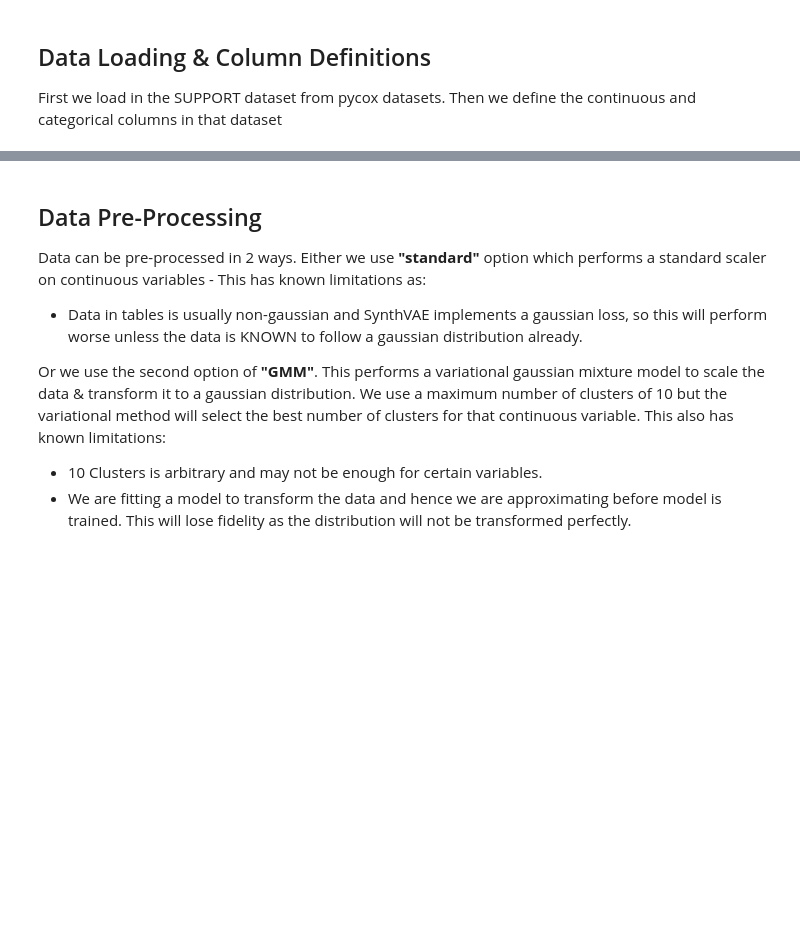
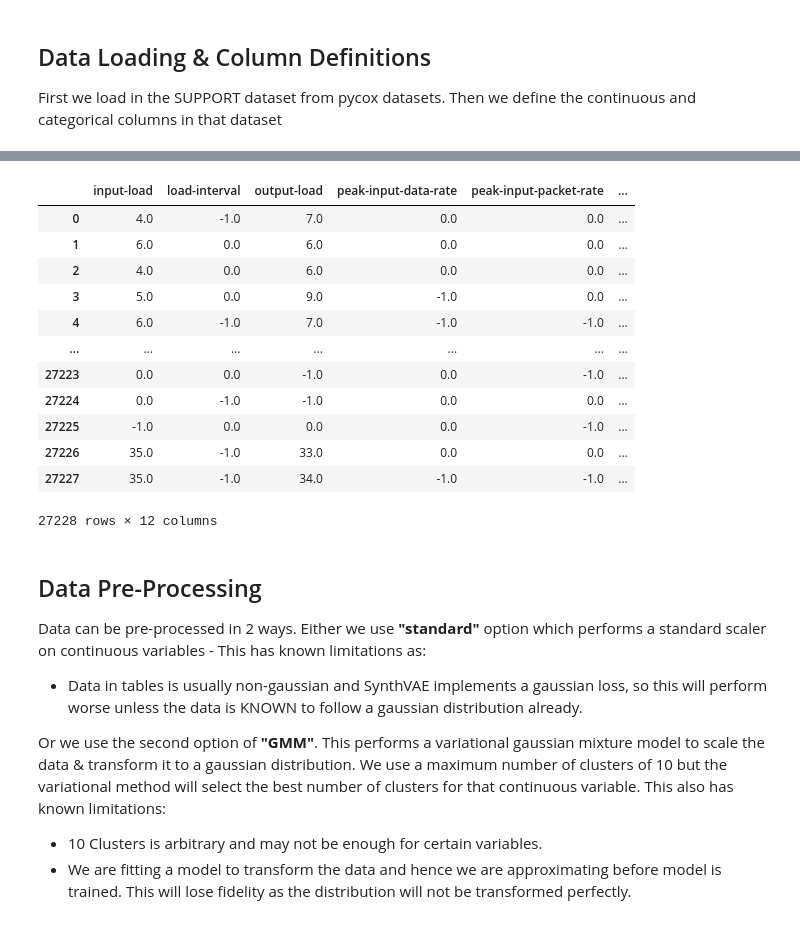
Before and after one commit to lesleychou/VAE_DP, a Jupyter notebook: Investigations/CISCO_Notebook.ipynb, the cells around one changed output, grey strips where cells are left out. Saved outputs shown, nothing was run; the diff lists cells and outputs as text; code cells hidden in the pictures; blank space fills up the shorter version.

```diff
--- a/Investigations/CISCO_Notebook.ipynb
+++ b/Investigations/CISCO_Notebook.ipynb
@@ -125,0 +204,5 @@ data_supp
+# %%
+discrete_noisy_df = pd.DataFrame(discrete_noisy_data, columns=df_categorical_columns)
+continuous_noisy_df = pd.DataFrame(continuous_noisy_data, columns=df_continuous_columns)
+
+continuous_noisy_df
@@ -126,3 +223,20 @@ data_supp
+# %%
+noisy_tmp_df = pd.concat([discrete_noisy_df, continuous_noisy_df], axis=1)
+noisy_tmp_df
+# %% [output]
+|  | input-load | load-interval | output-load | peak-input-data-rate | peak-input-packet-rate | ... |
+| 0 | 4.0 | -1.0 | 7.0 | 0.0 | 0.0 | ... |
+| 1 | 6.0 | 0.0 | 6.0 | 0.0 | 0.0 | ... |
+| 2 | 4.0 | 0.0 | 6.0 | 0.0 | 0.0 | ... |
+| 3 | 5.0 | 0.0 | 9.0 | -1.0 | 0.0 | ... |
+| 4 | 6.0 | -1.0 | 7.0 | -1.0 | -1.0 | ... |
+| ... | ... | ... | ... | ... | ... | ... |
+| 27223 | 0.0 | 0.0 | -1.0 | 0.0 | -1.0 | ... |
+| 27224 | 0.0 | -1.0 | -1.0 | 0.0 | 0.0 | ... |
+| 27225 | -1.0 | 0.0 | 0.0 | 0.0 | -1.0 | ... |
+| 27226 | 35.0 | -1.0 | 33.0 | 0.0 | 0.0 | ... |
+| 27227 | 35.0 | -1.0 | 34.0 | -1.0 | -1.0 | ... |
+27228 rows × 12 columns
 # %% [markdown]
 ## Data Pre-Processing
 
```
Also changed, not shown: parts of 32 cells of this notebook, 4 other files.
